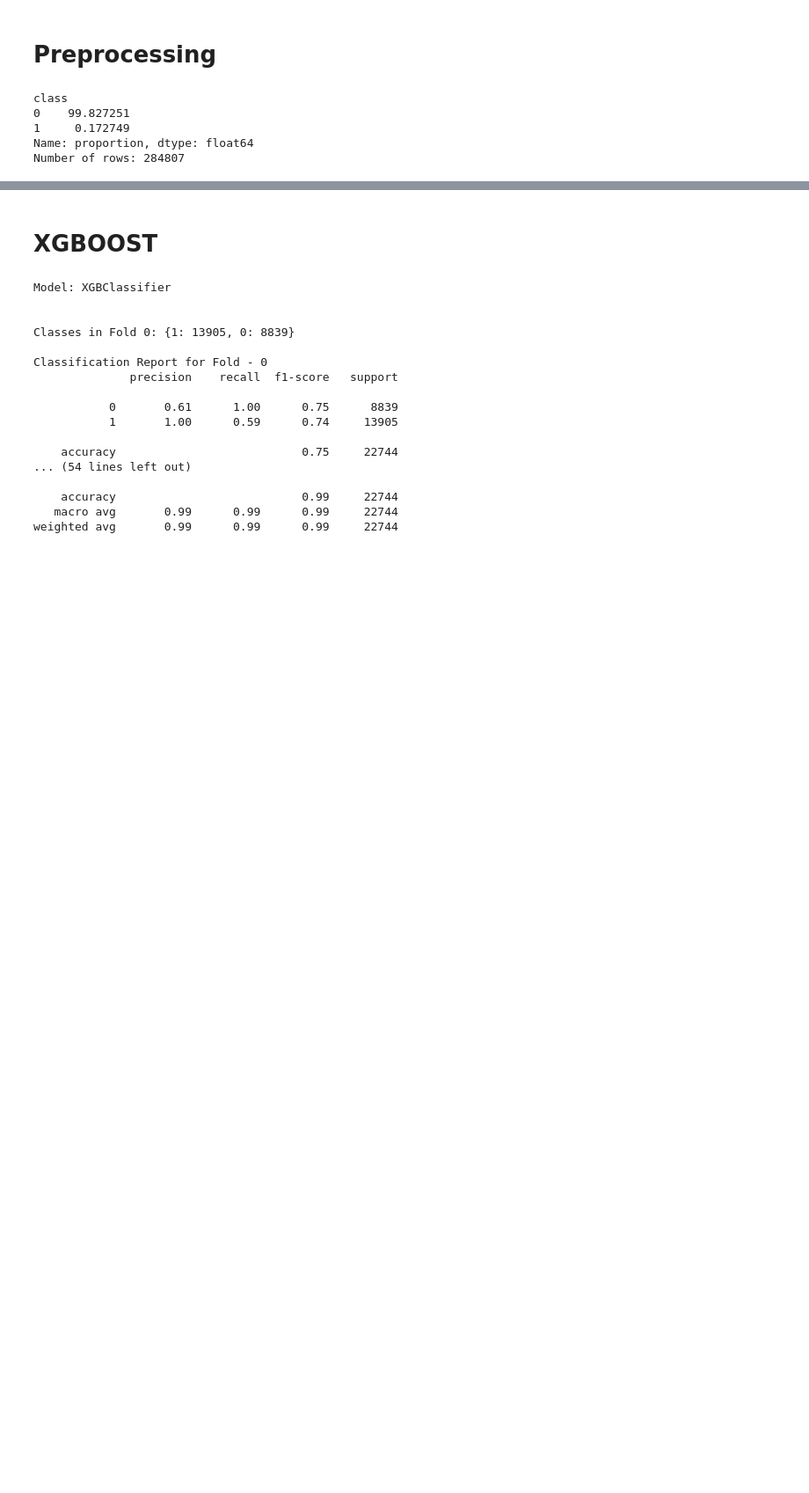
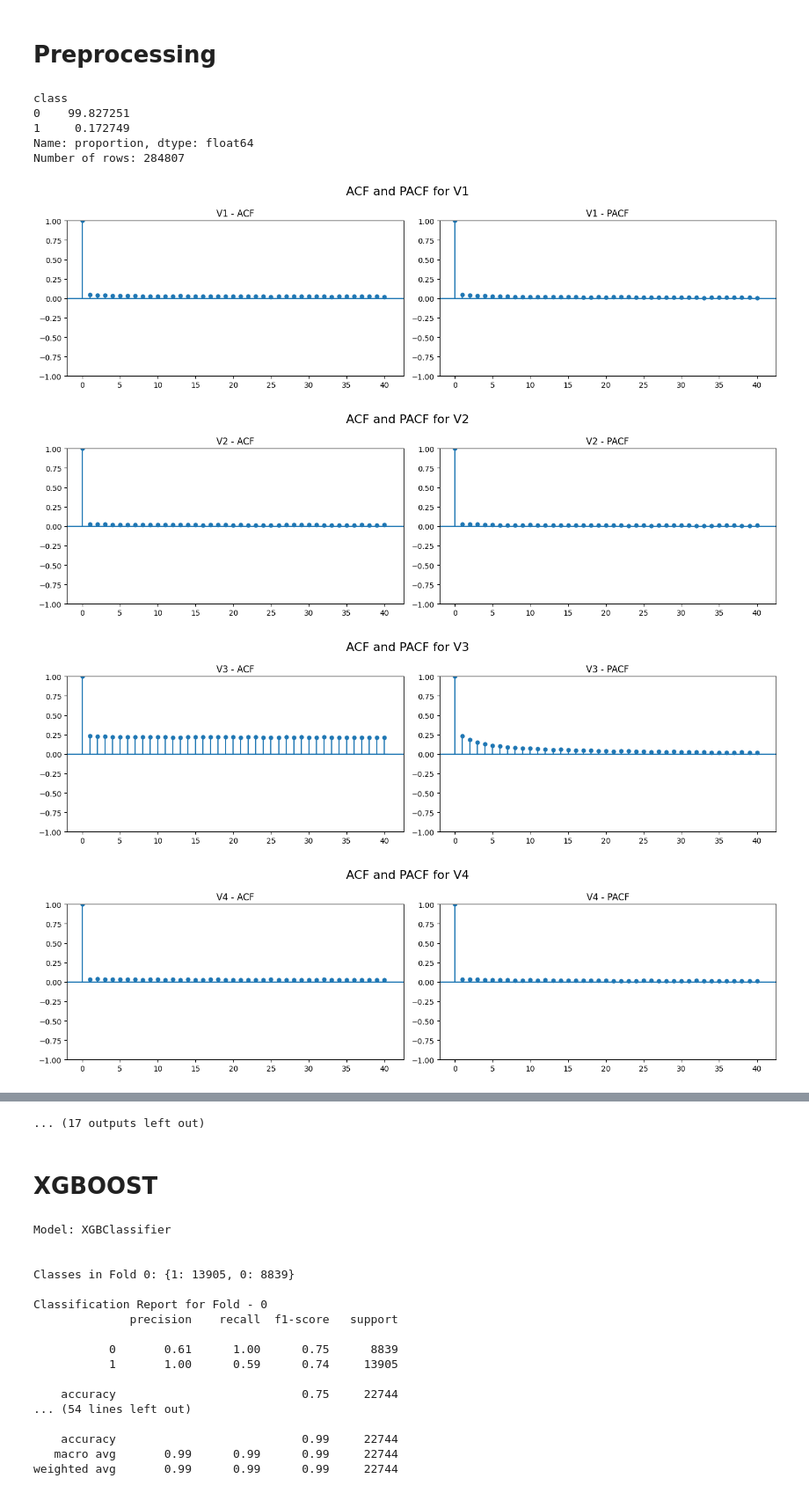
Before and after one commit to COMP3608Project/credit-card-fraud, a Jupyter notebook: Fraud_2022.ipynb, the cells around one changed output, grey strips where cells are left out. Shown at 88% size. Saved outputs shown, nothing was run; the diff lists cells and outputs as text; code cells hidden in the pictures; blank space fills up the shorter version.

```diff
--- a/Fraud_2022.ipynb
+++ b/Fraud_2022.ipynb
@@ -180,0 +181,7 @@ original_df = df.copy()
+# %%
+plot_acf_pacf_all(df)
+# %% [output]
+[figure, added]
+[figure, added]
+[figure, added]
+[figure, added]
@@ -181,3 +196,4 @@ original_df = df.copy()
+... (17 outputs left out)
 # %%
 #Add lag features
 
```
Also changed, not shown: parts of 7 cells of this notebook.
